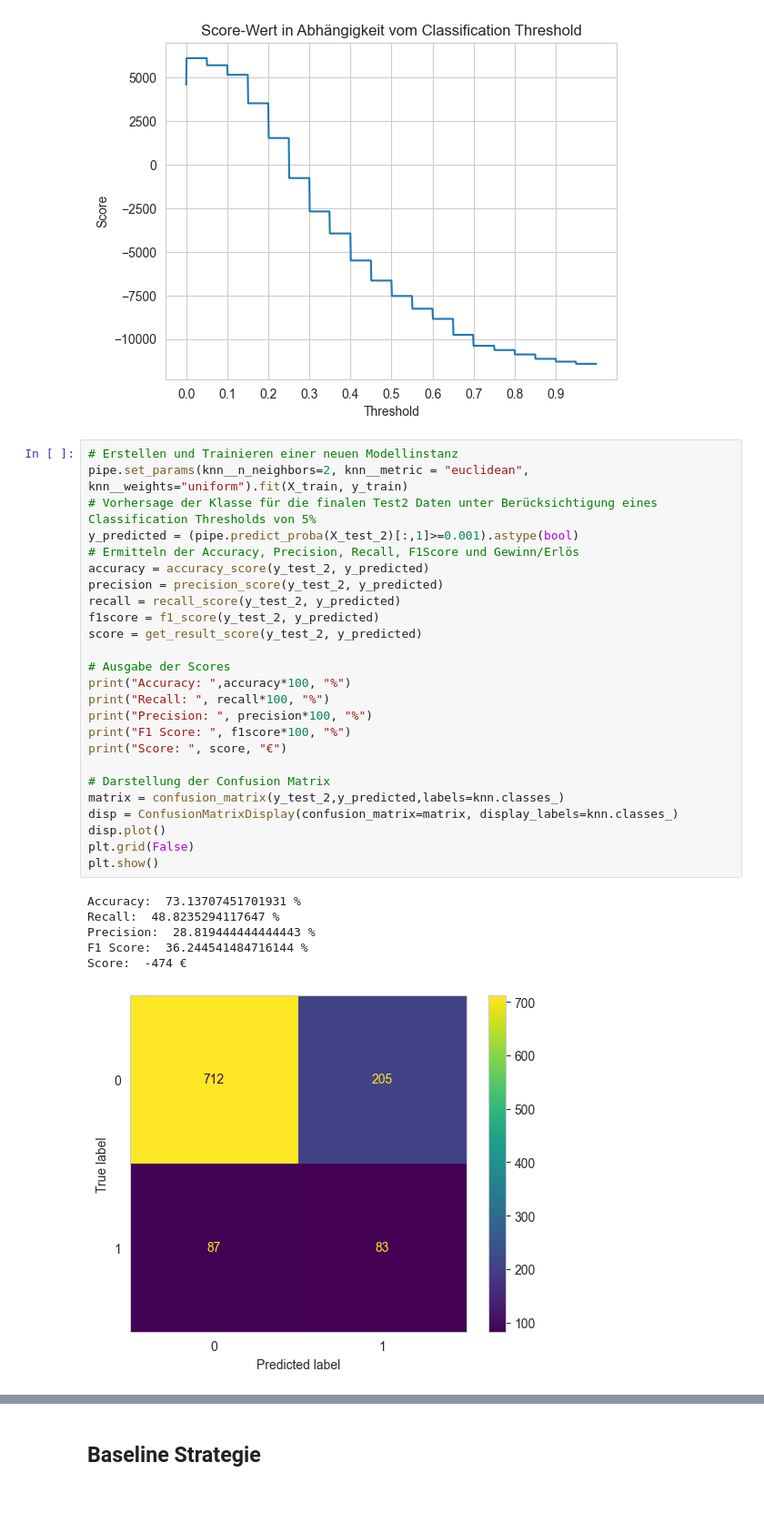
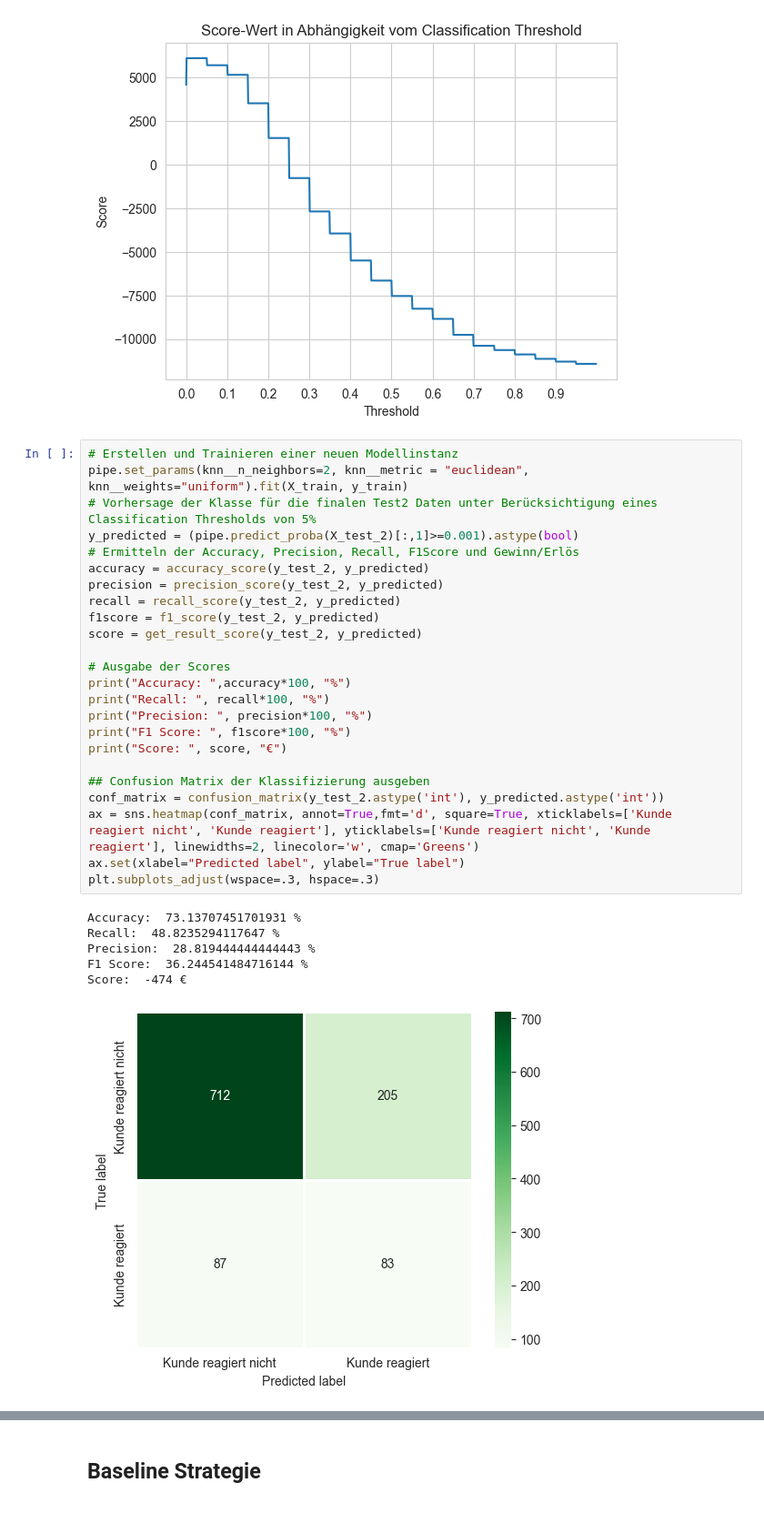
Before and after one commit to Konsti-Boegel/anwendungsfelderBusinessAnalytics, a Jupyter notebook: k_nearst_neighbor.ipynb, the cells around one changed output, grey strips where cells are left out. Shown at 91% size. Drawn from its saved outputs; the diff is of its cells as text.

```diff
--- a/k_nearst_neighbor.ipynb
+++ b/k_nearst_neighbor.ipynb
@@ -262,34 +263,33 @@ Threshold=  0.001 Score-Wert=  6122 €
 # %%
 # Erstellen und Trainieren einer neuen Modellinstanz
 pipe.set_params(knn__n_neighbors=2, knn__metric = "euclidean", knn__weights="uniform").fit(X_train, y_train)
 # Vorhersage der Klasse für die finalen Test2 Daten unter Berücksichtigung eines Classification Thresholds von 5%
 y_predicted = (pipe.predict_proba(X_test_2)[:,1]>=0.001).astype(bool)
 # Ermitteln der Accuracy, Precision, Recall, F1Score und Gewinn/Erlös
 accuracy = accuracy_score(y_test_2, y_predicted)
 precision = precision_score(y_test_2, y_predicted)
 recall = recall_score(y_test_2, y_predicted)
 f1score = f1_score(y_test_2, y_predicted)
 score = get_result_score(y_test_2, y_predicted)
 
 # Ausgabe der Scores
 print("Accuracy: ",accuracy*100, "%")
 print("Recall: ", recall*100, "%")
 print("Precision: ", precision*100, "%")
 print("F1 Score: ", f1score*100, "%")
 print("Score: ", score, "€")
 
-# Darstellung der Confusion Matrix
-matrix = confusion_matrix(y_test_2,y_predicted,labels=knn.classes_)
-disp = ConfusionMatrixDisplay(confusion_matrix=matrix, display_labels=knn.classes_)
-disp.plot()
-plt.grid(False)
-plt.show()
+## Confusion Matrix der Klassifizierung ausgeben
+conf_matrix = confusion_matrix(y_test_2.astype('int'), y_predicted.astype('int'))
+ax = sns.heatmap(conf_matrix, annot=True,fmt='d', square=True, xticklabels=['Kunde reagiert nicht', 'Kunde reagiert'], yticklabels=['Kunde reagiert nicht', 'Kunde reagiert'], linewidths=2, linecolor='w', cmap='Greens')
+ax.set(xlabel="Predicted label", ylabel="True label")
+plt.subplots_adjust(wspace=.3, hspace=.3)
 # %% [output]
 Accuracy:  73.13707451701931 %
 Recall:  48.8235294117647 %
 Precision:  28.819444444444443 %
 F1 Score:  36.244541484716144 %
 Score:  -474 €
-[figure, old version]
+[figure, new version]
 # %%
 # Erstellen und Trainieren einer neuen Modellinstanz
```
Also changed, not shown: parts of 3 cells of this notebook, 1 other file.
